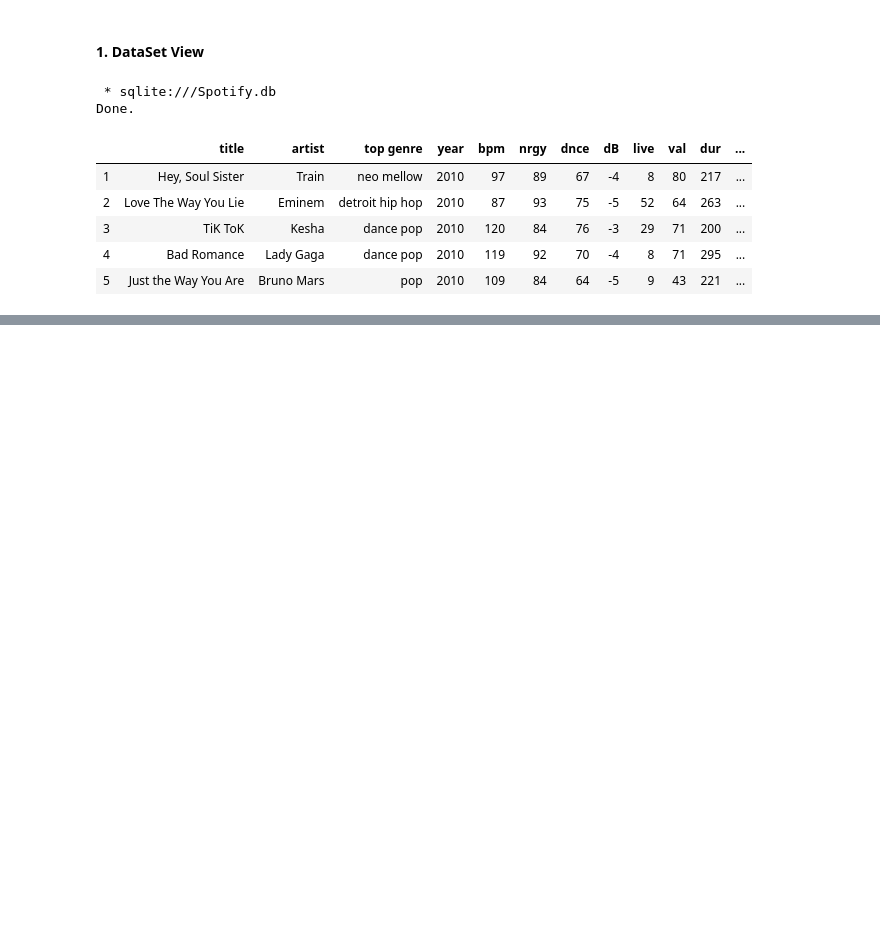
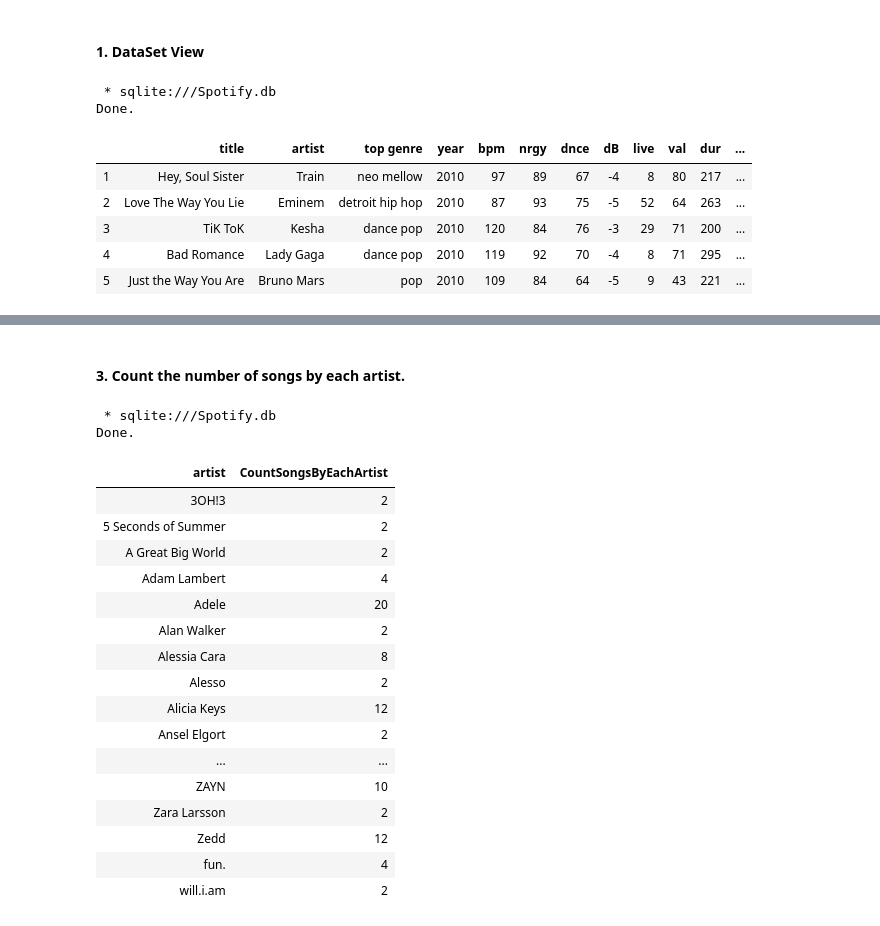
Before and after one commit to AneleMaphalala/NBA-Database-Analysis, a Jupyter notebook: spotify_analysis.ipynb, the cells around one changed output, grey strips where cells are left out. Saved outputs shown, nothing was run; the diff lists cells and outputs as text; code cells hidden in the pictures; blank space fills up the shorter version.

```diff
--- a/spotify_analysis.ipynb
+++ b/spotify_analysis.ipynb
@@ -101,0 +129,27 @@ Done.
+# %% [markdown]
+#### 3. Count the number of songs by each artist.
+# %%
+%%sql
+SELECT artist, COUNT(title) as CountSongsByEachArtist
+FROM spotify
+GROUP BY artist
+# %% [output]
+ * sqlite:///Spotify.db
+Done.
+| artist | CountSongsByEachArtist |
+| 3OH!3 | 2 |
+| 5 Seconds of Summer | 2 |
+| A Great Big World | 2 |
+| Adam Lambert | 4 |
+| Adele | 20 |
+| Alan Walker | 2 |
+| Alessia Cara | 8 |
+| Alesso | 2 |
+| Alicia Keys | 12 |
+| Ansel Elgort | 2 |
+| ... | ... |
+| ZAYN | 10 |
+| Zara Larsson | 2 |
+| Zedd | 12 |
+| fun. | 4 |
+| will.i.am | 2 |
```
Also changed, not shown: parts of 8 cells of this notebook.
